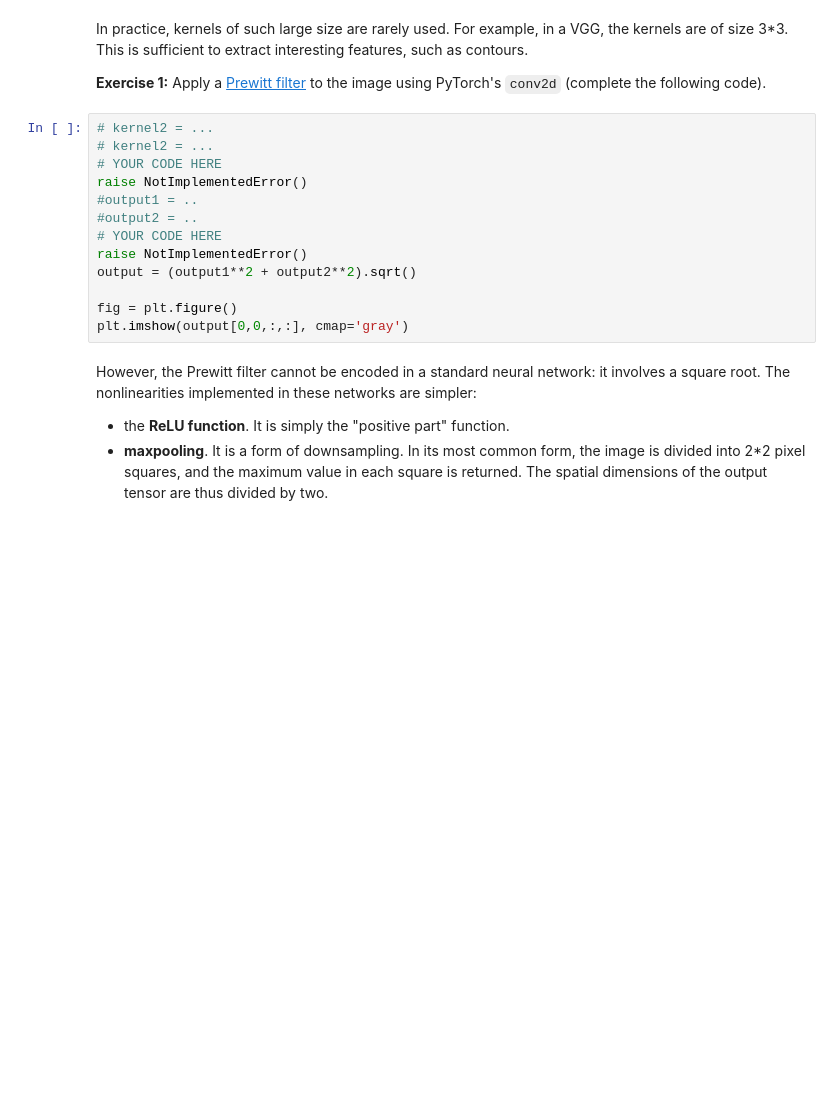
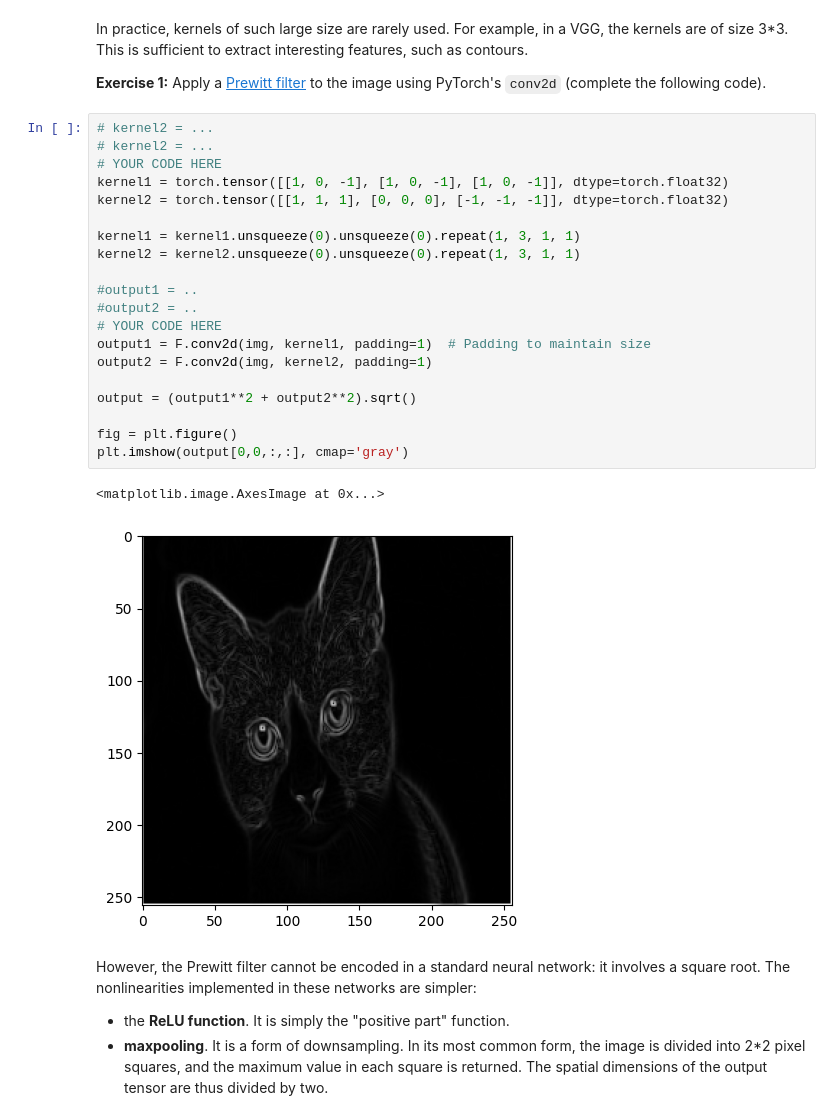
Before and after one commit to remi421/ML_S5_etudiants, a Jupyter notebook: practicals/P2/P2_instructions.ipynb, the cells around one changed output. Drawn from its saved outputs; the diff is of its cells as text; blank space fills up the shorter version.

```diff
--- a/practicals/P2/P2_instructions.ipynb
+++ b/practicals/P2/P2_instructions.ipynb
@@ -96,16 +133,26 @@ In practice, kernels of such large size are rarely used. For example, in a VGG,
 # %%
 # kernel2 = ...
 # kernel2 = ...
 # YOUR CODE HERE
-raise NotImplementedError()
+kernel1 = torch.tensor([[1, 0, -1], [1, 0, -1], [1, 0, -1]], dtype=torch.float32)
+kernel2 = torch.tensor([[1, 1, 1], [0, 0, 0], [-1, -1, -1]], dtype=torch.float32)
+
+kernel1 = kernel1.unsqueeze(0).unsqueeze(0).repeat(1, 3, 1, 1)
+kernel2 = kernel2.unsqueeze(0).unsqueeze(0).repeat(1, 3, 1, 1)
+
 #output1 = ..
 #output2 = ..
 # YOUR CODE HERE
-raise NotImplementedError()
+output1 = F.conv2d(img, kernel1, padding=1)  # Padding to maintain size
+output2 = F.conv2d(img, kernel2, padding=1)
+
 output = (output1**2 + output2**2).sqrt()
 
 fig = plt.figure()
 plt.imshow(output[0,0,:,:], cmap='gray')
+# %% [output]
+<matplotlib.image.AxesImage at 0x...>
+[figure, added]
 # %% [markdown]
 However, the Prewitt filter cannot be encoded in a standard neural network: it involves a square root. The nonlinearities implemented in these networks are simpler:
 
```
Also changed, not shown: parts of 13 cells of this notebook.
